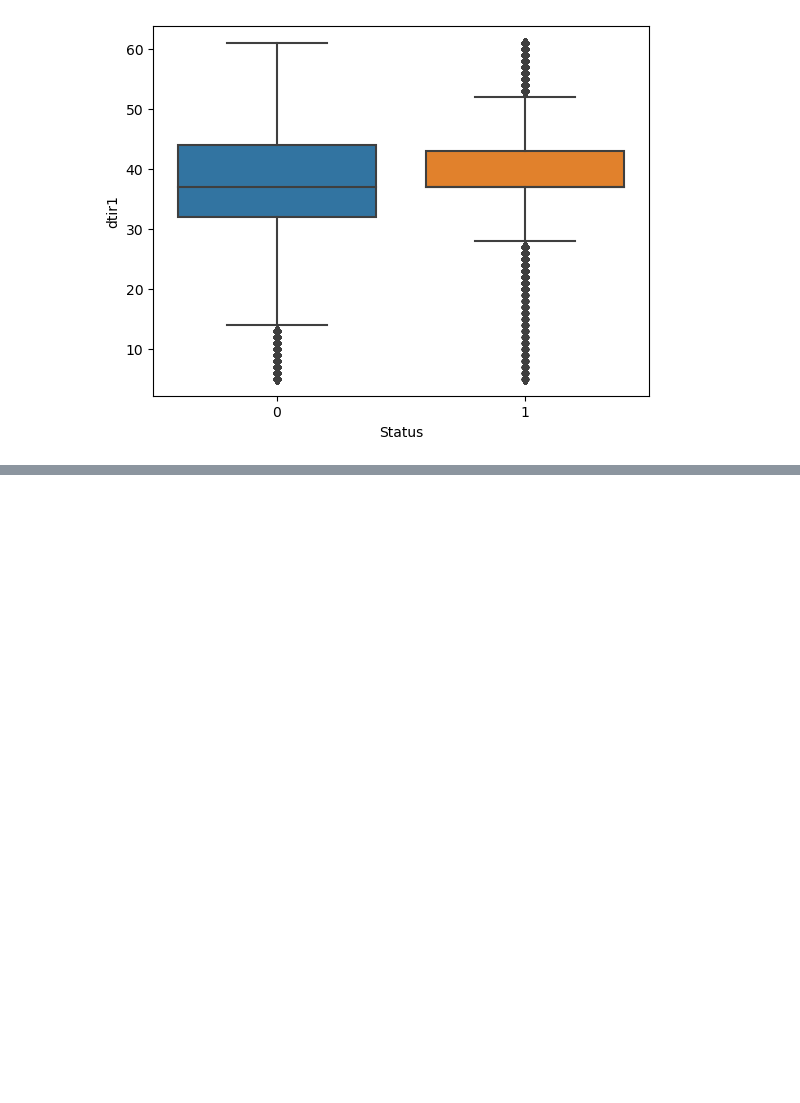
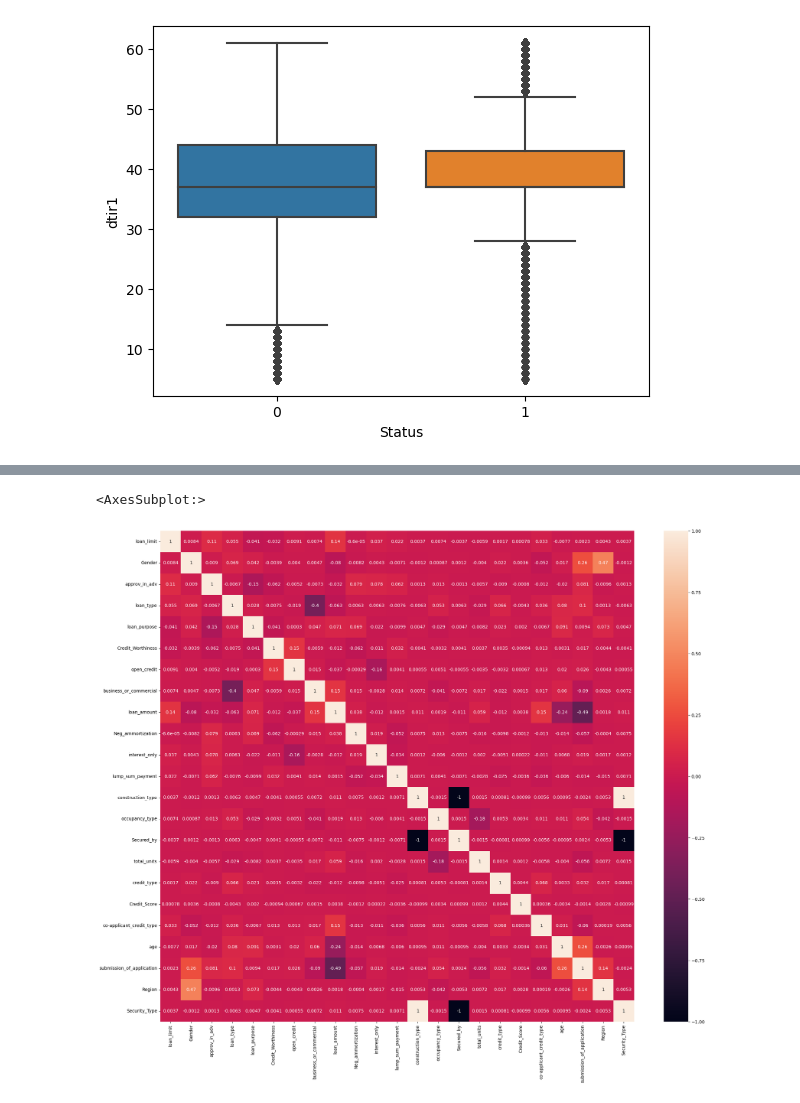
Before and after one commit to RagnOh/ProgettoMLDM, a Jupyter notebook: Decision_tree/Dataview.ipynb, the cells around one changed output, grey strips where cells are left out. Cells and saved outputs as stored; diff of their text form; code cells hidden in the pictures; blank space fills up the shorter version.

```diff
--- a/Decision_tree/Dataview.ipynb
+++ b/Decision_tree/Dataview.ipynb
@@ -335,0 +357,6 @@ data.to_csv('/Users/ragno/Documents/Progetti/Mldm/ProgettoMLDM/Dataset/dataset_c
+# %%
+fig, ax = plt.subplots(figsize=(24,20))
+sns.heatmap(dataset.corr(), annot=True, ax=ax)
+# %% [output]
+<AxesSubplot:>
+[figure, added]
```
Also changed, not shown: parts of 8 cells of this notebook, 2 other files.
